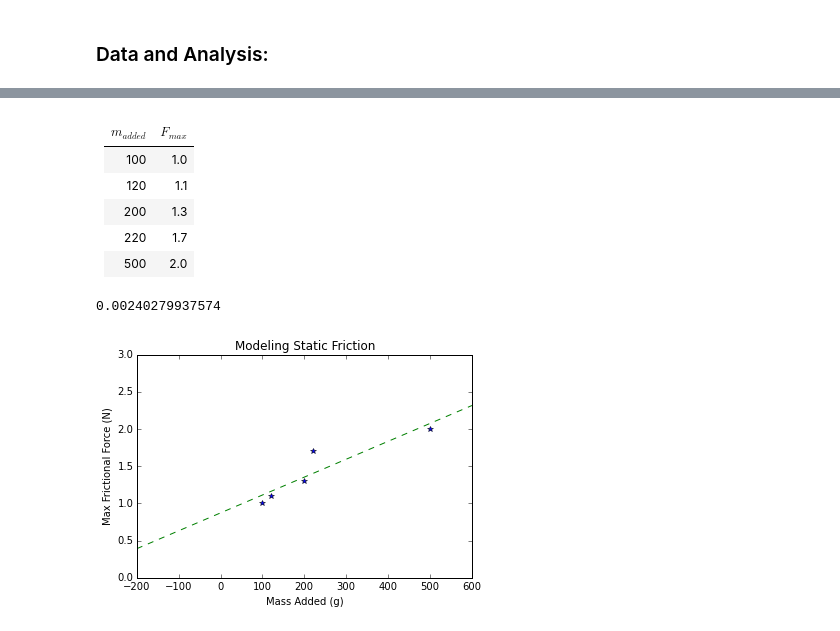
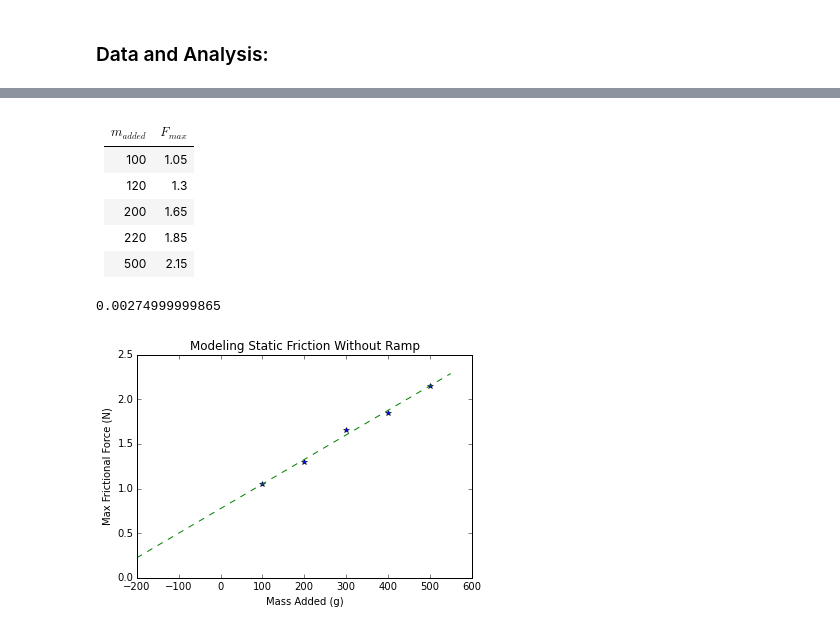
Before and after one commit to jeffreyarana/labs, a Jupyter notebook: Modeling Static Friction.ipynb, the cells around one changed output, grey strips where cells are left out. Saved outputs shown, nothing was run; the diff lists cells and outputs as text; code cells hidden in the pictures.

```diff
--- a/Modeling Static Friction.ipynb
+++ b/Modeling Static Friction.ipynb
@@ -25,33 +91,35 @@ We attached a spring scale to the side of a hollow box on a level surface. Addin
 # %% [markdown]
 | $m_{added}$   | $F_{max}$     |
 |-----|-------|
-| 100 | 1.0    |
-|120| 1.1|
-|200|1.3|
-|220|1.7|
-|500|2.0|
+|100|1.05|
+|120|1.3|
+|200|1.65|
+|220|1.85|
+|500|2.15|
 # %%
 import matplotlib.pyplot as plt
 import numpy as np
 from scipy.optimize import curve_fit
 
-m = [100, 120, 200, 220, 500]
-f = [1, 1.1, 1.3, 1.7, 2]
+m = [100, 200, 300, 400, 500]
+f = [1.05, 1.3, 1.65, 1.85, 2.15]
 
-mm = np.linspace(-200, 700, 500)
+mm = np.linspace(-200, 550, 500)
 
 def linear(x, a, b):
     return a*x + b
 
 a,b = curve_fit(linear, m, f)[0]
 print(a)
 plt.xlim(-200, 600)
-plt.title("Modeling Static Friction")
+plt.title("Modeling Static Friction Without Ramp")
 plt.xlabel("Mass Added (g)")
 plt.ylabel("Max Frictional Force (N)")
 plt.plot(m, f, "*")
+
 plt.plot(mm, linear(mm, a, b), '--')
+
 plt.show()
 # %% [output]
-0.00240279937574
+0.00274999999865
-[figure, old version]
+[figure, new version]
```
Also changed, not shown: parts of 3 cells of this notebook.
